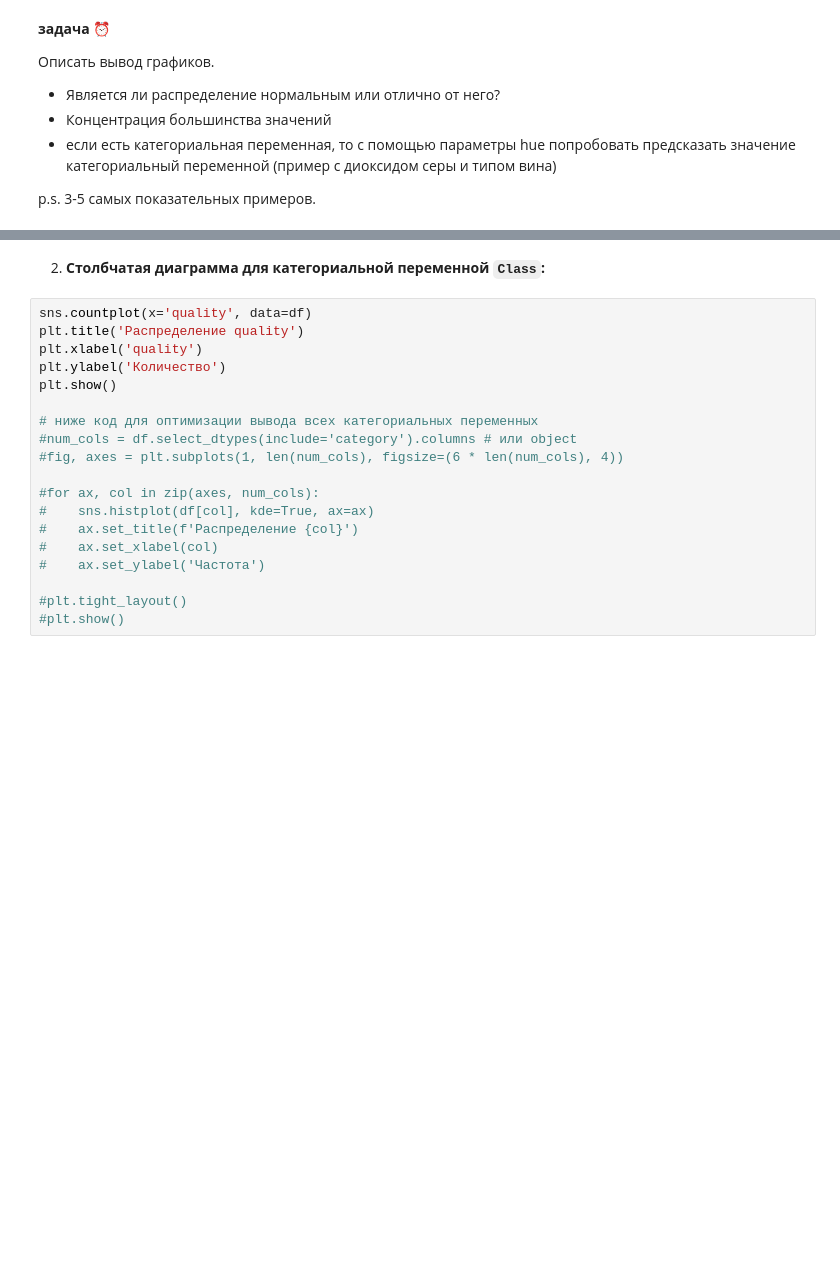
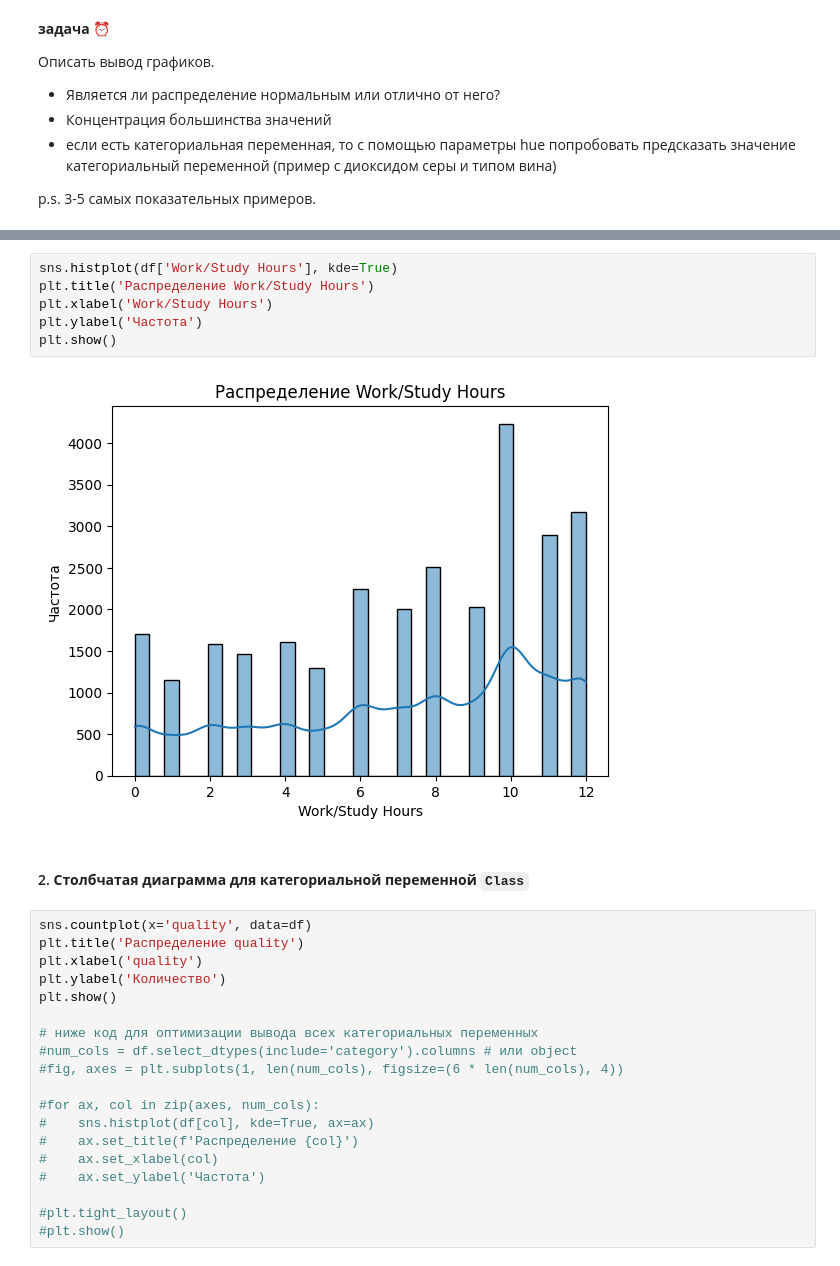
Before and after one commit to Dmtrvna/MML, a Jupyter notebook: Практика_1.ipynb, the cells around one changed output, grey strips where cells are left out. Drawn from its saved outputs; the diff is of its cells as text; blank space fills up the shorter version.

```diff
--- a/Практика_1.ipynb
+++ b/Практика_1.ipynb
@@ -208,5 +250,13 @@ p.s. 3-5 самых показательных примеров.
+# %%
+sns.histplot(df['Work/Study Hours'], kde=True)
+plt.title('Распределение Work/Study Hours')
+plt.xlabel('Work/Study Hours')
+plt.ylabel('Частота')
+plt.show()
+# %% [output]
+[figure, added]
 # %% [markdown]
-2. **Столбчатая диаграмма для категориальной переменной `Class`:**
+#### 2. **Столбчатая диаграмма для категориальной переменной `Class`**
 # %%
 sns.countplot(x='quality', data=df)
 plt.title('Распределение quality')
```
Also changed, not shown: parts of 13 cells of this notebook.
